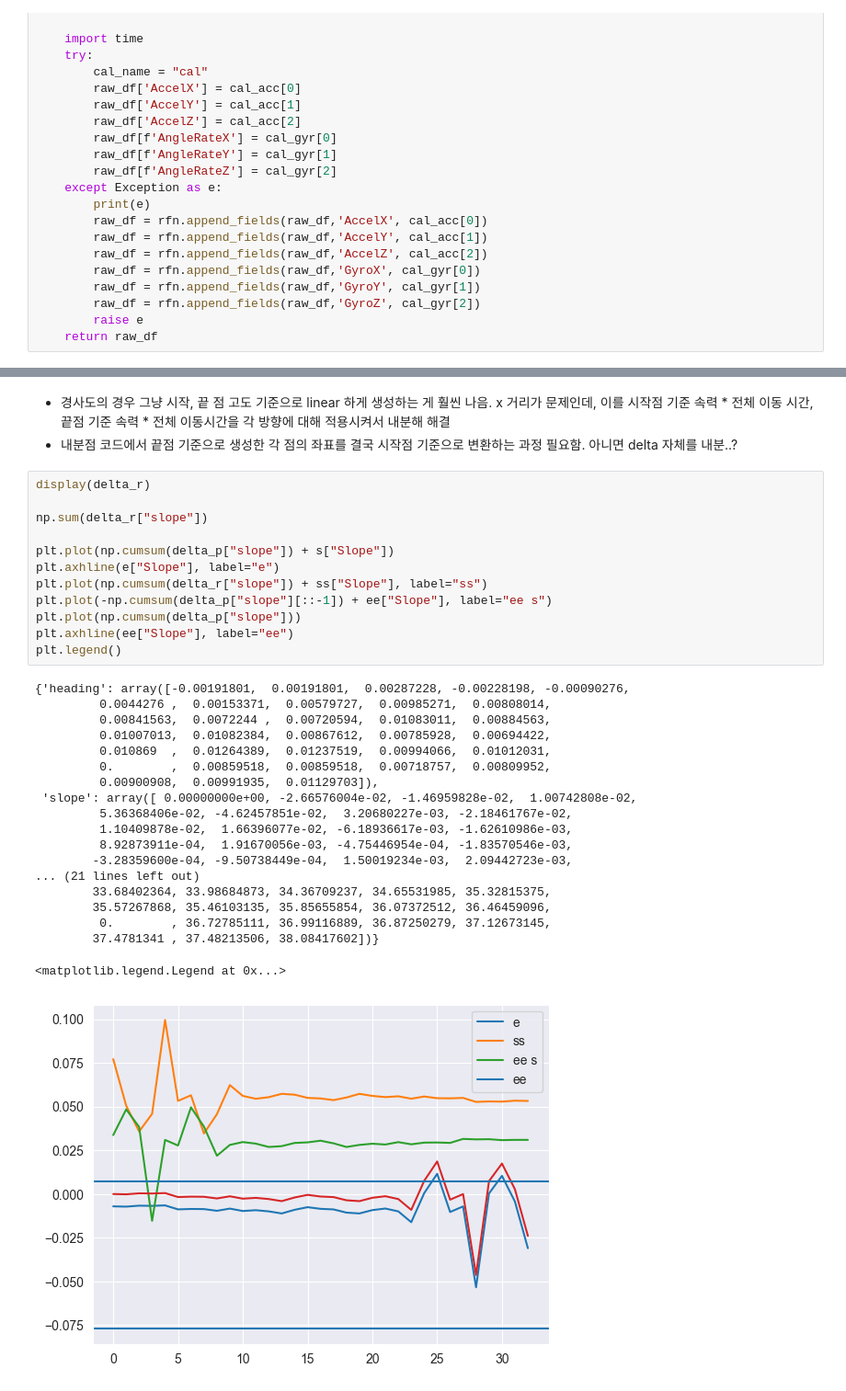
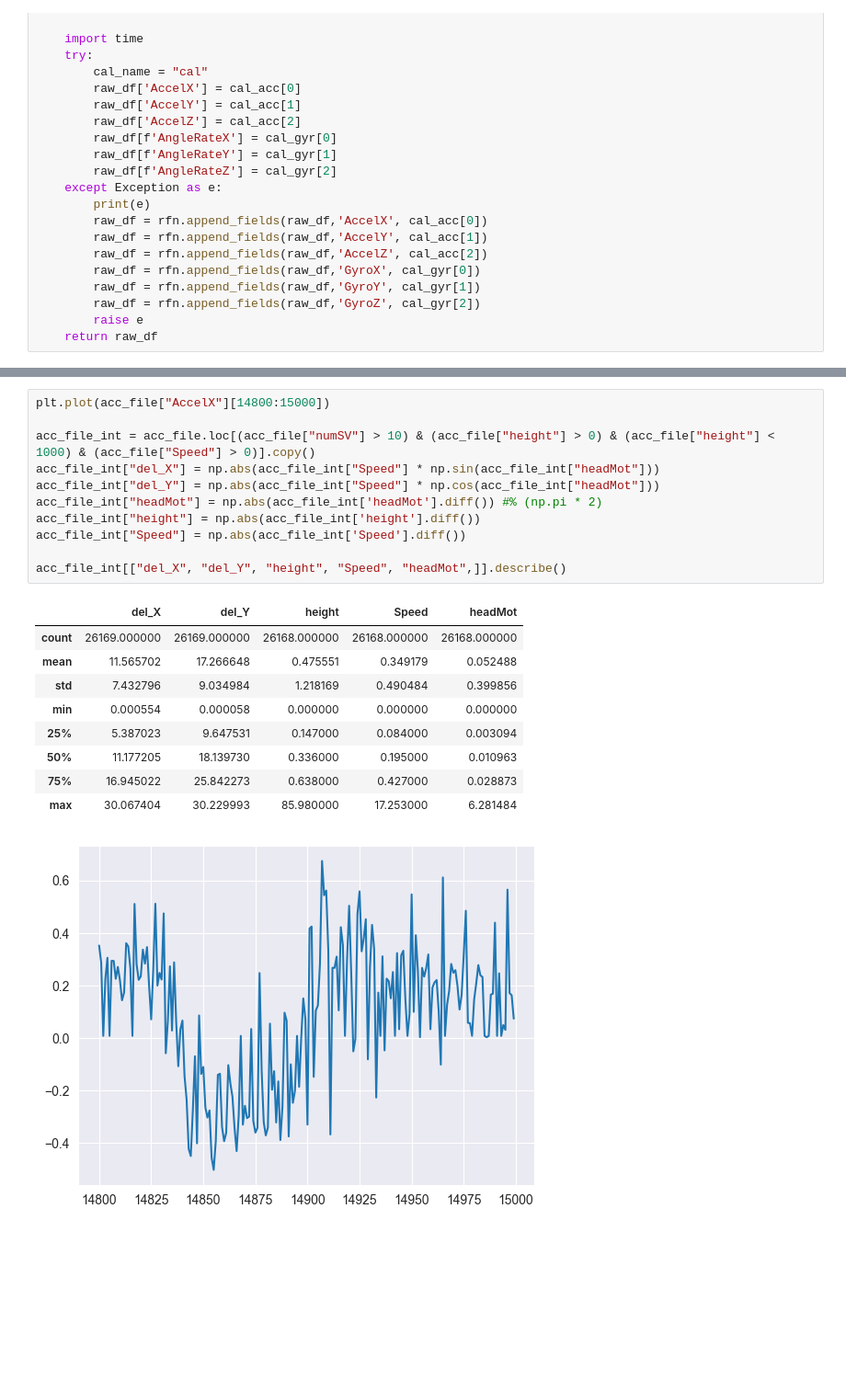
Before and after one commit to yangjunwon1309/DPG_GPS_Outage, a Jupyter notebook: detect_intiate.ipynb, the cells around one changed output, grey strips where cells are left out. Shown at 92% size. Saved outputs shown, nothing was run; the diff lists cells and outputs as text; blank space fills up the shorter version.

```diff
--- a/detect_intiate.ipynb
+++ b/detect_intiate.ipynb
@@ -608,35 +1015,22 @@ visuallize(ss, ee, delta_r)
-# %% [markdown]
-- 경사도의 경우 그냥 시작, 끝 점 고도 기준으로 linear 하게 생성하는 게 훨씬 나음. x 거리가 문제인데, 이를 시작점 기준 속력 * 전체 이동 시간, 끝점 기준 속력 * 전체 이동시간을 각 방향에 대해 적용시켜서 내분해 해결
-- 내분점 코드에서 끝점 기준으로 생성한 각 점의 좌표를 결국 시작점 기준으로 변환하는 과정 필요함. 아니면 delta 자체를 내분..?
-# %%
-display(delta_r)
-
-np.sum(delta_r["slope"])
-
-plt.plot(np.cumsum(delta_p["slope"]) + s["Slope"])
-plt.axhline(e["Slope"], label="e")
-plt.plot(np.cumsum(delta_r["slope"]) + ss["Slope"], label="ss")
-plt.plot(-np.cumsum(delta_p["slope"][::-1]) + ee["Slope"], label="ee s")
-plt.plot(np.cumsum(delta_p["slope"]))
-plt.axhline(ee["Slope"], label="ee")
-plt.legend()
-# %% [output]
-{'heading': array([-0.00191801,  0.00191801,  0.00287228, -0.00228198, -0.00090276,
-         0.0044276 ,  0.00153371,  0.00579727,  0.00985271,  0.00808014,
-         0.00841563,  0.0072244 ,  0.00720594,  0.01083011,  0.00884563,
-         0.01007013,  0.01082384,  0.00867612,  0.00785928,  0.00694422,
-         0.010869  ,  0.01264389,  0.01237519,  0.00994066,  0.01012031,
-         0.        ,  0.00859518,  0.00859518,  0.00718757,  0.00809952,
-         0.00900908,  0.00991935,  0.01129703]),
- 'slope': array([ 0.00000000e+00, -2.66576004e-02, -1.46959828e-02,  1.00742808e-02,
-         5.36368406e-02, -4.62457851e-02,  3.20680227e-03, -2.18461767e-02,
-         1.10409878e-02,  1.66396077e-02, -6.18936617e-03, -1.62610986e-03,
-         8.92873911e-04,  1.91670056e-03, -4.75446954e-04, -1.83570546e-03,
-        -3.28359600e-04, -9.50738449e-04,  1.50019234e-03,  2.09442723e-03,
-... (21 lines left out)
-        33.68402364, 33.98684873, 34.36709237, 34.65531985, 35.32815375,
-        35.57267868, 35.46103135, 35.85655854, 36.07372512, 36.46459096,
-         0.        , 36.72785111, 36.99116889, 36.87250279, 37.12673145,
-        37.4781341 , 37.48213506, 38.08417602])}
-<matplotlib.legend.Legend at 0x...>
-[figure, removed]
+# %%
+plt.plot(acc_file["AccelX"][14800:15000])
+
+acc_file_int = acc_file.loc[(acc_file["numSV"] > 10) & (acc_file["height"] > 0) & (acc_file["height"] < 1000) & (acc_file["Speed"] > 0)].copy()
+acc_file_int["del_X"] = np.abs(acc_file_int["Speed"] * np.sin(acc_file_int["headMot"]))
+acc_file_int["del_Y"] = np.abs(acc_file_int["Speed"] * np.cos(acc_file_int["headMot"]))
+acc_file_int["headMot"] = np.abs(acc_file_int['headMot'].diff()) #% (np.pi * 2)
+acc_file_int["height"] = np.abs(acc_file_int['height'].diff())
+acc_file_int["Speed"] = np.abs(acc_file_int['Speed'].diff())
+
+acc_file_int[["del_X", "del_Y", "height", "Speed", "headMot",]].describe()
+# %% [output]
+|  | del_X | del_Y | height | Speed | headMot |
+| count | 26169.000000 | 26169.000000 | 26168.000000 | 26168.000000 | 26168.000000 |
+| mean | 11.565702 | 17.266648 | 0.475551 | 0.349179 | 0.052488 |
+| std | 7.432796 | 9.034984 | 1.218169 | 0.490484 | 0.399856 |
+| min | 0.000554 | 0.000058 | 0.000000 | 0.000000 | 0.000000 |
+| 25% | 5.387023 | 9.647531 | 0.147000 | 0.084000 | 0.003094 |
+| 50% | 11.177205 | 18.139730 | 0.336000 | 0.195000 | 0.010963 |
+| 75% | 16.945022 | 25.842273 | 0.638000 | 0.427000 | 0.028873 |
+| max | 30.067404 | 30.229993 | 85.980000 | 17.253000 | 6.281484 |
+[figure, added]
```
Also changed, not shown: parts of 7 cells of this notebook.
